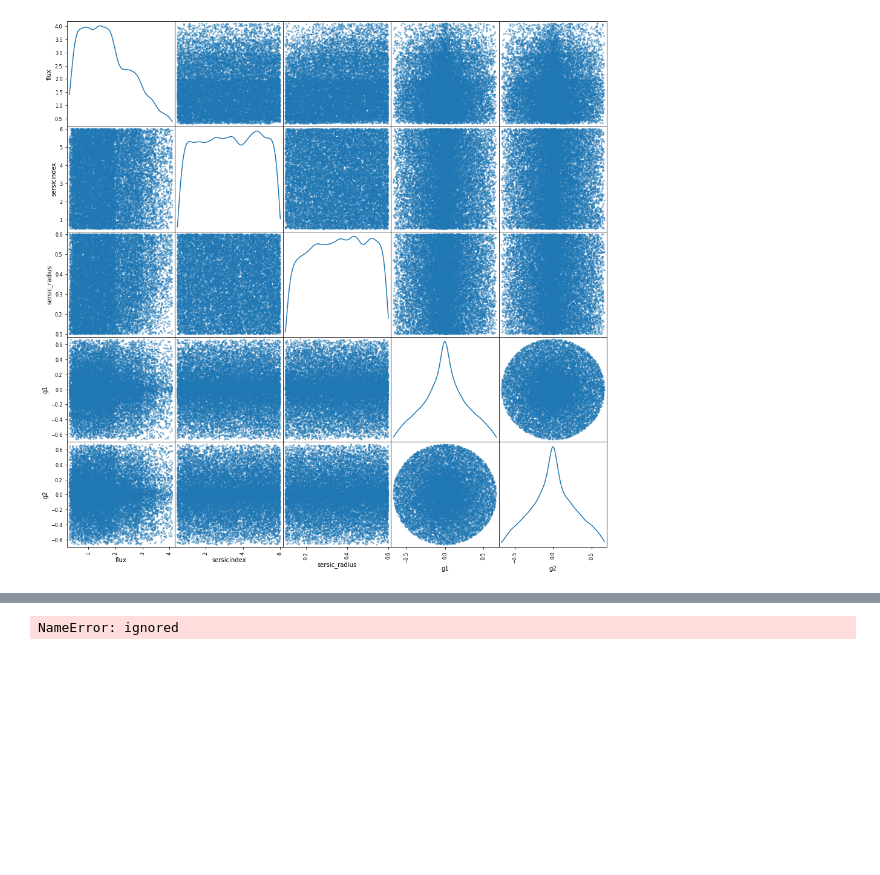
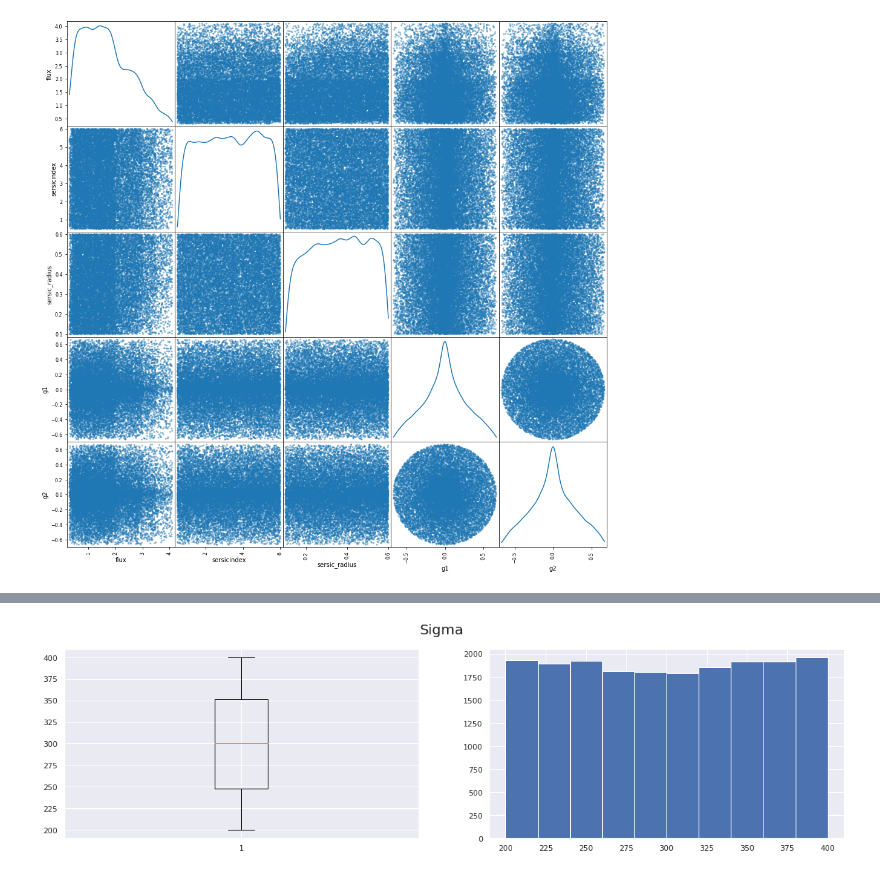
Before and after one commit to asanneh/CS109B_Final_Project_Group_35, a Jupyter notebook: CS109B_Final_Project_Group_35.ipynb, the cells around one changed output, grey strips where cells are left out. Cells and saved outputs as stored; diff of their text form; code cells hidden in the pictures; blank space fills up the shorter version.

```diff
--- a/CS109B_Final_Project_Group_35.ipynb
+++ b/CS109B_Final_Project_Group_35.ipynb
@@ -204,12 +149,8 @@ NameError: ignored
 # %%
-
-sigma = f['sigma']
-
 fig, ax = plt.subplots(1,2, figsize=(20,5))
-fig.suptitle('Sigma');
-
+fig.suptitle('Sigma', fontsize=20);
 
 ax[0].boxplot(sigma);
 ax[1].hist(sigma);
 # %% [output]
-NameError: ignored
+[figure, added]
```
Also changed, not shown: parts of 22 cells of this notebook.
